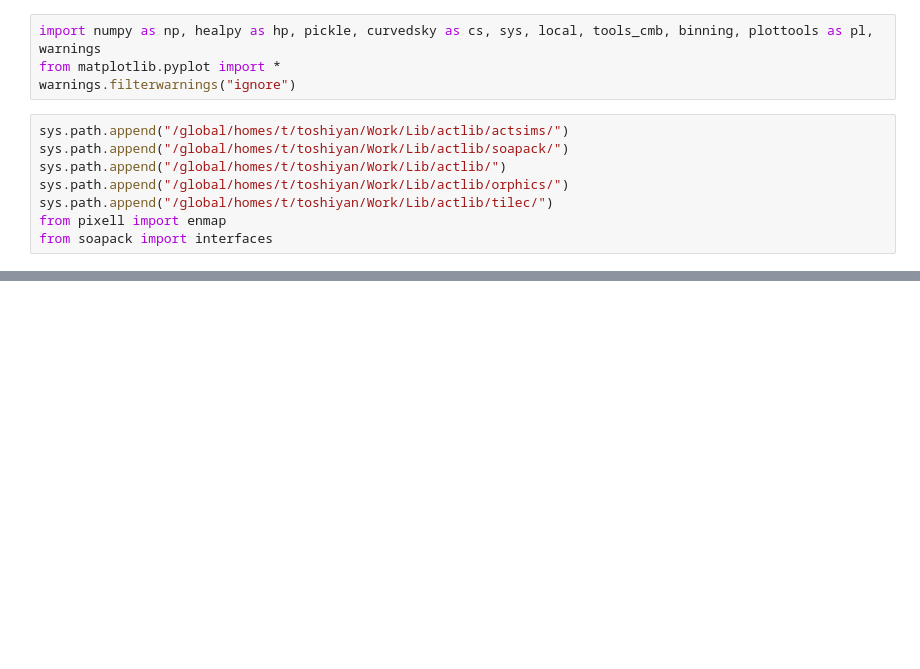
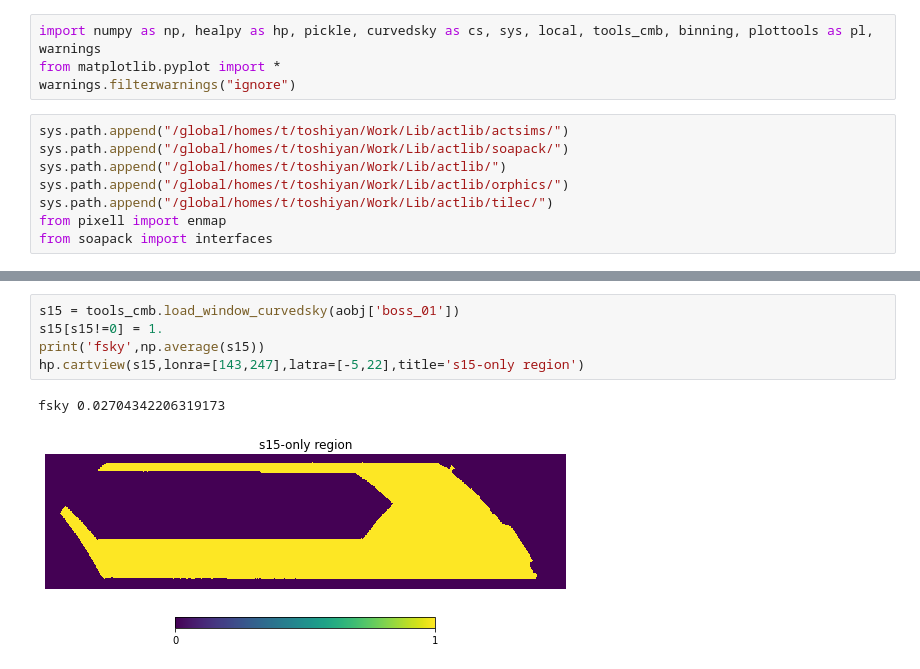
Before and after one commit to ACTCollaboration/Lensing-Daytime, a Jupyter notebook: check_mapvar.ipynb, the cells around one changed output, grey strips where cells are left out. Cells and saved outputs as stored; diff of their text form; blank space fills up the shorter version.

```diff
--- a/check_mapvar.ipynb
+++ b/check_mapvar.ipynb
@@ -17,0 +25,8 @@ aobj = {q: local.init_analysis_params(qid=q,ascale=2.) for q in qids}
+# %%
+s15 = tools_cmb.load_window_curvedsky(aobj['boss_01'])
+s15[s15!=0] = 1.
+print('fsky',np.average(s15))
+hp.cartview(s15,lonra=[143,247],latra=[-5,22],title='s15-only region')
+# %% [output]
+fsky 0.02704342206319173
+[figure, added]
```
Also changed, not shown: parts of 10 cells of this notebook.
